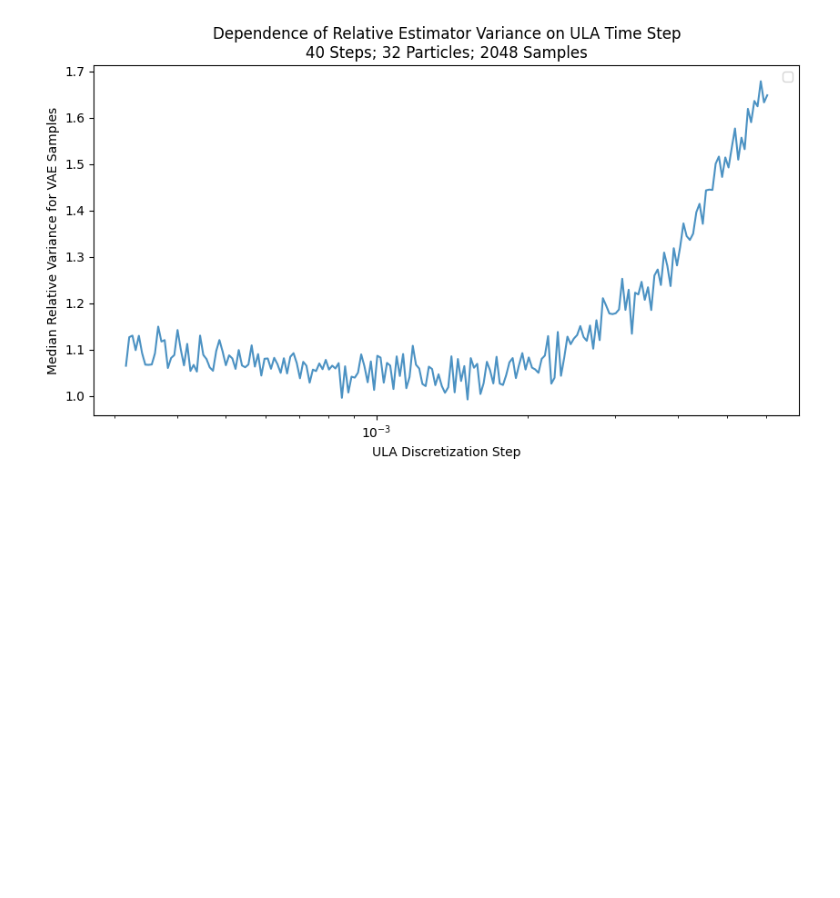
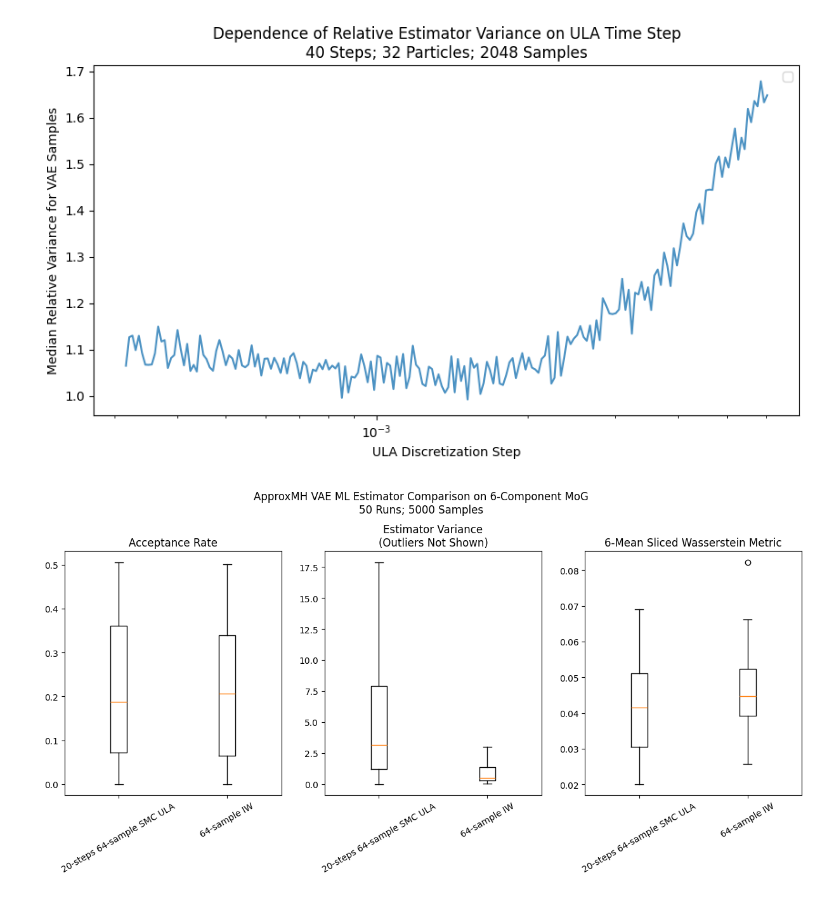
Before and after one commit to xapq/approximate-metropolis-hastings, a Jupyter notebook: notebooks/LikelihoodEstimatorsComparison.ipynb, the cells around one changed output. Cells and saved outputs as stored; diff of their text form; code cells hidden in the pictures; blank space fills up the shorter version.

```diff
--- a/notebooks/LikelihoodEstimatorsComparison.ipynb
+++ b/notebooks/LikelihoodEstimatorsComparison.ipynb
@@ -257,3 +271,71 @@ vae_likelihood_estimation_variance_by_time_step()
 # %% [output]
 No artists with labels found to put in legend.  Note that artists whose label start with an underscore are ignored when legend() is called with no argument.
 [figure]
+# %%
+def compare_estimates():
+    # Estimator 1
+    n_steps = 20
+    n_particles = 64
+    time_step = 0.0015
+    est1 = lambda x: vae.ais_ula_log_marginal_estimate(x, n_steps, n_particles, time_step, return_variance=True)
+    est1_name = f'{n_steps}-steps {n_particles}-sample SMC ULA'
+    # Estimator 2
+    L = 64
+    est2 = lambda x: vae.iw_log_marginal_estimate(x, L=L, batch_L=128, return_variance=True)
+    est2_name = f'{L}-sample IW'
+
+    estimators = [
+        (est1, est1_name),
+        (est2, est2_name)
+    ]
+    n_ests = len(estimators)
+
+    # Comparison parameters
+    n_runs = 50
+    n_samples = 5000
+    sample_metric = SlicedDistributionMetric(WassersteinMetric1d(), 3 * D)
+
+    target_samples = target.sample((n_samples,))
+    test_logs = [defaultdict(list) for _ in range(n_ests)]
+
+    for run_i in tqdm(range(n_runs)):
+        vae_samples = vae.sample((n_samples,))
+        for i in range(n_ests):
+            est, est_name = estimators[i]
+            log_likelihoods, variances = est(vae_samples)
+            test_logs[i]['rel_variances'].append(variances / log_likelihoods.exp())
+            test_logs[i]['variances'].append(variances)
+            mh_acc_rate, mh_samples = metropolis_hastings_filter(target, vae_samples, est)
+            test_logs[i]['acc_rate'].append(mh_acc_rate)
+            test_logs[i]['sample_metric'].append(sample_metric(target_samples, vae_samples).item())
+
+    fig, axs = plt.subplots(ncols=3, figsize=(15, 5))
+
+    ax = axs[0]
+    ax.set_title('Acceptance Rate')
+    ax.boxplot([test_logs[i]['acc_rate'] for i in range(n_ests)], labels=[est_name for est, est_name in estimators])
+
+    ax = axs[1]
+    ax.set_title('Estimator Variance\n(Outliers Not Shown)')
+    ax.boxplot(
+        [to_numpy(torch.cat(test_logs[i]['variances'])) for i in range(n_ests)],
+        labels=[est_name for est, est_name in estimators],
+        showfliers=False
+    )
+    # ax.set_ylim(0., 10.)
+
+    ax = axs[2]
+    ax.set_title(sample_metric.name())
+    ax.boxplot(
+        [test_logs[i]['sample_metric'] for i in range(n_ests)],
+        labels=[est_name for est, est_name in estimators],
+        showfliers=True
+    )
+
+    for ax in axs:
+        ax.set_xticklabels(ax.get_xticklabels(),rotation=30)
+    plt.suptitle(f'ApproxMH VAE ML Estimator Comparison on {target_friendly_name}\n{n_runs} Runs; {n_samples} Samples', y=1.07)
+
+compare_estimates()
+# %% [output]
+[figure, added]
```
Also changed, not shown: parts of 5 cells of this notebook, 7 other files.
